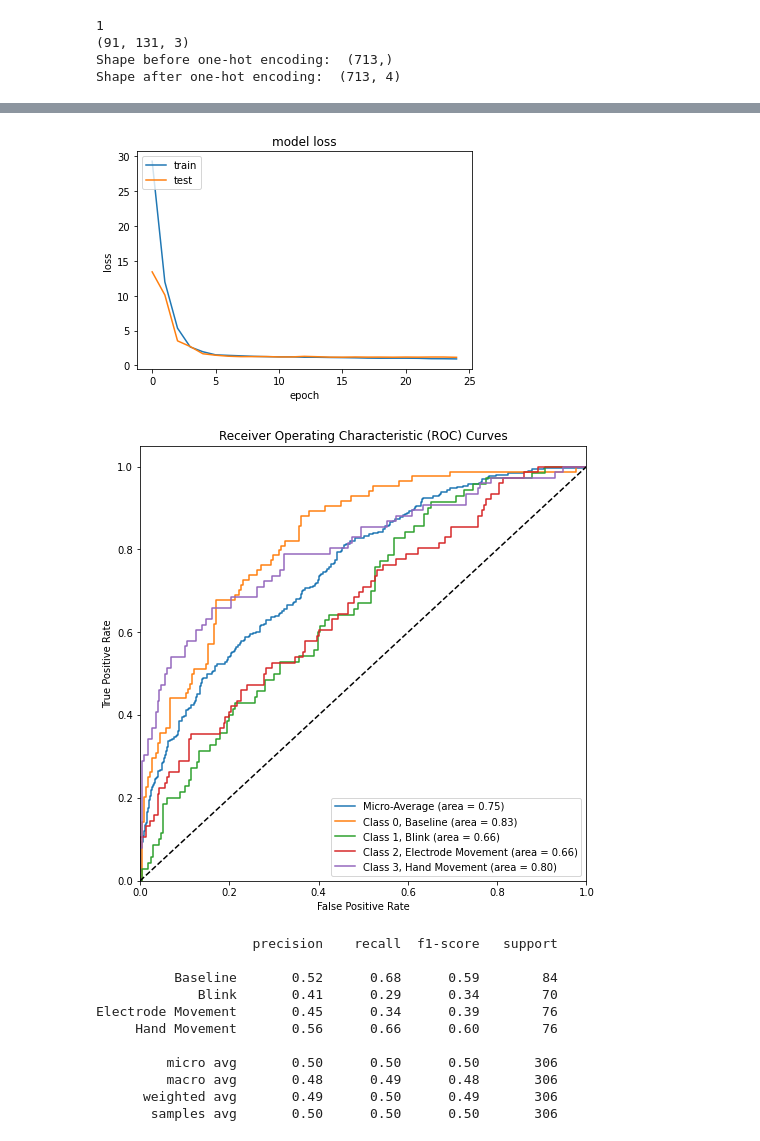
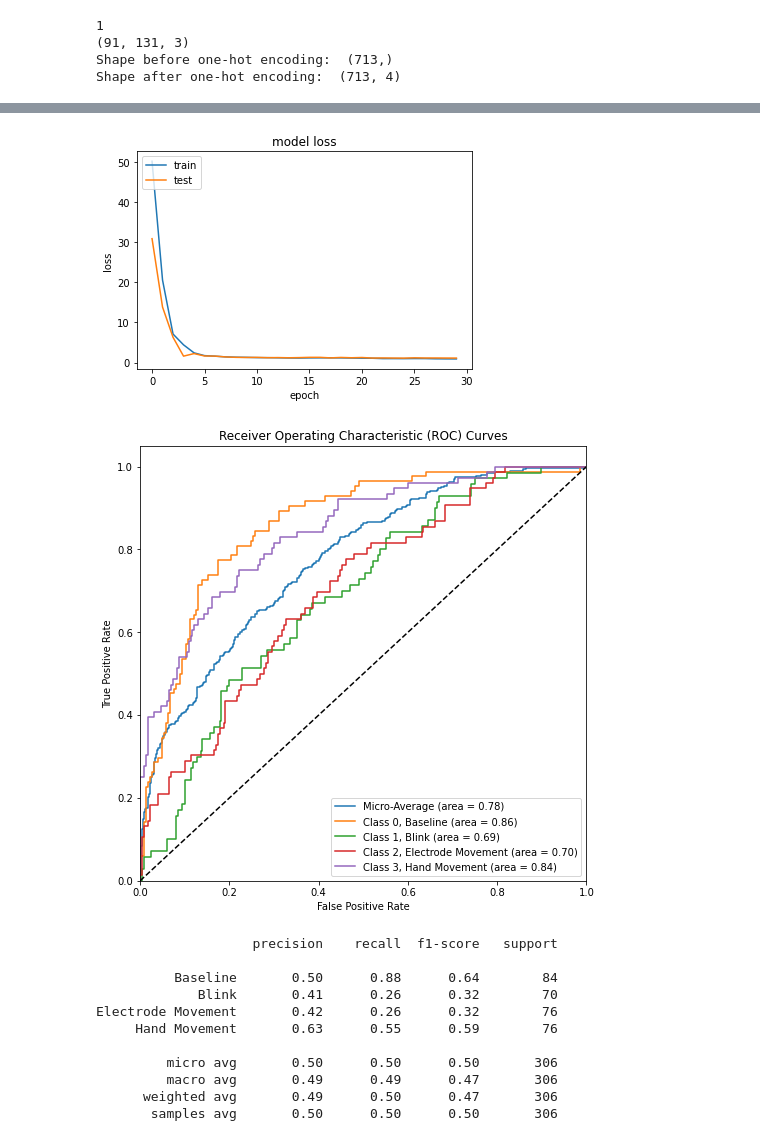
Before and after one commit to ChrisDryden/ECE496, a Jupyter notebook: capstone_project_EEG_detection.ipynb, the cells around one changed output, grey strips where cells are left out. Drawn from its saved outputs; the diff is of its cells as text; code cells hidden in the pictures.

Commit message:
Added old baseline model back

```diff
--- a/capstone_project_EEG_detection.ipynb
+++ b/capstone_project_EEG_detection.ipynb
@@ -952,3 +952,22 @@ def train(model, X_train, y_train, X_test, y_test, n_classes, batch_size=128, ep
     y_pred = tf.one_hot(tf.math.argmax(y_pred, axis=1), depth=y_pred.shape[-1]).numpy()
     # TODO: when adding new data, the list of target names needs to be updated to exclude electrode movement and include eye movement
     print(classification_report(y_test, y_pred, target_names=[key for key, val in LABELS.items() if val not in [-1, 4]]))
+# %%
+from keras.layers import Conv2D, Dense, Dropout, Flatten, MaxPool2D
+from keras.models import Sequential
+from keras.optimizers import Adam
+
+baseline_model_1 = Sequential(layers=[
+    # CNN
+    Conv2D(25, kernel_size=(3,3), strides=(1,1), padding='valid', activation='relu', input_shape=(WIDTH, HEIGHT, 3)),
+    MaxPool2D(pool_size=(1,1)),
+
+    # ANN
+    Flatten(),
+    Dense(100, activation='relu'),
+    Dense(4, activation='softmax')
+])
+
+baseline_model_1.compile(loss='categorical_crossentropy', metrics=['accuracy'], optimizer='adam')
+
+train(baseline_model_1, X_train, y_train, X_test, y_test, n_classes, epochs=20)
@@ -955,25 +1006,21 @@ def train(model, X_train, y_train, X_test, y_test, n_classes, batch_size=128, ep
 # %%
-from keras.layers import Conv2D, Dense, Dropout, Flatten, MaxPool2D
-from keras.models import Sequential
-from keras.optimizers import Adam
+baseline_model_2 = Sequential(layers=[
+    # CNN
+    Conv2D(32, kernel_size=(4,4), activation='relu', padding='same', input_shape=(WIDTH, HEIGHT, 3)),
+    MaxPool2D(pool_size=(3,3)),
+    Conv2D(64, kernel_size=(3,3), activation='relu'),
+    MaxPool2D(pool_size=(2,2)),
+    Conv2D(128, kernel_size=(2,2), activation='relu'),
+    MaxPool2D(pool_size=(2,2)),
 
-model = Sequential()
+    # ANN
+    Flatten(),
+    Dense(1000, activation='relu'),
+    Dense(100, activation='relu'),
+    Dense(4, activation='softmax')
+])
 
-# CNN
-model.add(Conv2D(32, kernel_size=(4,4), activation='relu', padding='same', input_shape=(WIDTH, HEIGHT, 3)))
-model.add(MaxPool2D(pool_size=(3,3)))
-model.add(Conv2D(64, kernel_size=(3,3), activation='relu'))
-model.add(MaxPool2D(pool_size=(2,2)))
-model.add(Conv2D(128, kernel_size=(2,2), activation='relu'))
-model.add(MaxPool2D(pool_size=(2,2)))
+baseline_model_2.compile(loss='categorical_crossentropy', metrics=['accuracy'], optimizer=Adam(learning_rate=2e-4))
 
-# ANN
-model.add(Flatten())
-model.add(Dense(1000, activation='relu'))
-model.add(Dense(100, activation='relu'))
-model.add(Dense(4, activation='softmax'))
-
-model.compile(loss='categorical_crossentropy', metrics=['accuracy'], optimizer=Adam(learning_rate=2e-4))
-
-train(model, X_train, y_train, X_test, y_test, n_classes, epochs=25)
+train(baseline_model_2, X_train, y_train, X_test, y_test, n_classes, epochs=30)
 # %% [output]
@@ -998,13 +1045,13 @@ Epoch 25/25
-[figure, old version]
+[figure, new version]
-[figure, old version]
+[figure, new version]
                     precision    recall  f1-score   support
 
-          Baseline       0.52      0.68      0.59        84
-             Blink       0.41      0.29      0.34        70
-Electrode Movement       0.45      0.34      0.39        76
-     Hand Movement       0.56      0.66      0.60        76
+          Baseline       0.50      0.88      0.64        84
+             Blink       0.41      0.26      0.32        70
+Electrode Movement       0.42      0.26      0.32        76
+     Hand Movement       0.63      0.55      0.59        76
 
          micro avg       0.50      0.50      0.50       306
-         macro avg       0.48      0.49      0.48       306
-      weighted avg       0.49      0.50      0.49       306
+         macro avg       0.49      0.49      0.47       306
+      weighted avg       0.49      0.50      0.47       306
        samples avg       0.50      0.50      0.50       306
```
Also changed, not shown: parts of 2 cells of this notebook.
